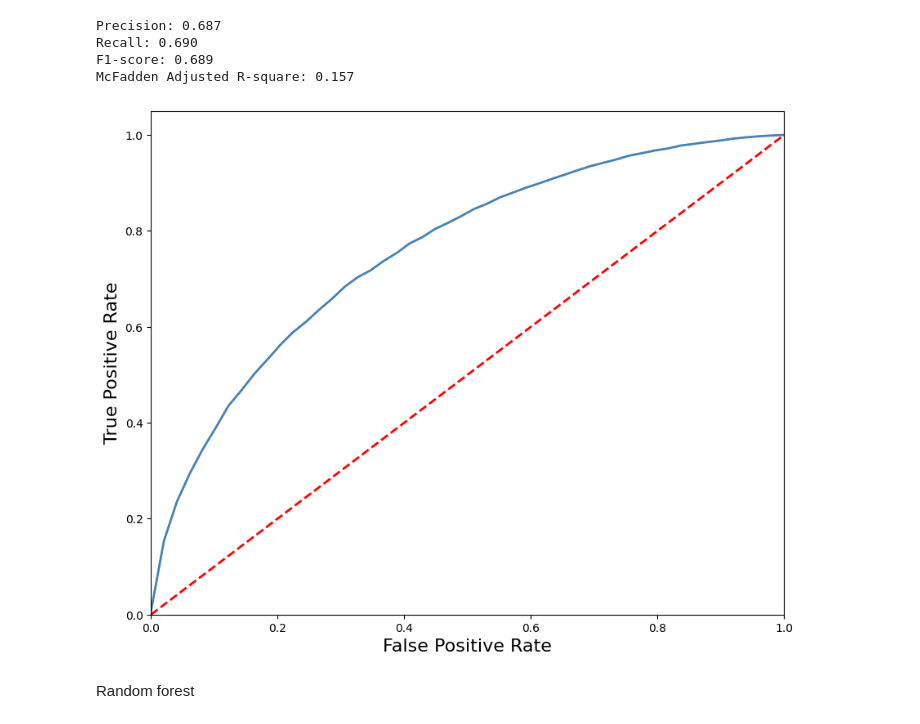
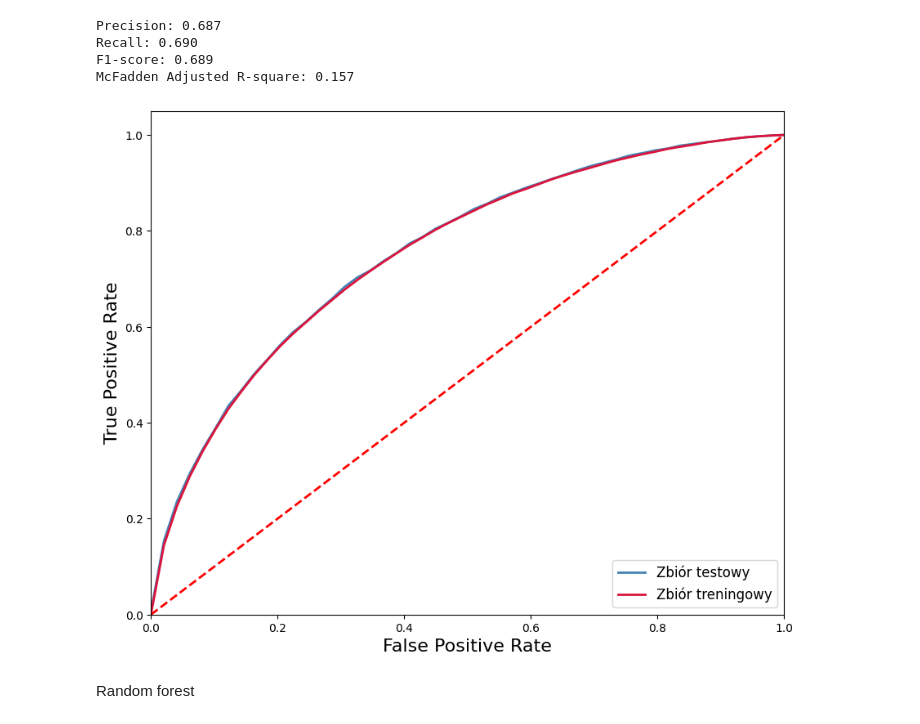
Before and after one commit to JakubWalczak1/tennis_project, a Jupyter notebook: jupyter_notebooks/02_model_development.ipynb, the cells around one changed output. Cells and saved outputs as stored; diff of their text form; code cells hidden in the pictures.

Commit message:
Additional charts

```diff
--- a/jupyter_notebooks/02_model_development.ipynb
+++ b/jupyter_notebooks/02_model_development.ipynb
@@ -698,24 +713,31 @@ McFadden Adjusted R-square: 0.157
 # %%
 from scipy.interpolate import interp1d
 
-# ROC
+# ROC for test and train sets
+
 y_pred_proba = best_log_reg.predict_proba(X_test_log_reg2)[:, 1]
 fpr, tpr, _ = roc_curve(y_test, y_pred_proba)
+y_pred_proba_train = best_log_reg.predict_proba(X_train_log_reg2)[:, 1]
+fpr_train, tpr_train, _ = roc_curve(y_train, y_pred_proba_train)
 
 # Interpolating points to smoothen the curve.
 fpr_new = np.linspace(fpr.min(), fpr.max(), 50)
 tpr_interp = interp1d(fpr, tpr, kind='linear')(fpr_new)
+fpr_new_train = np.linspace(fpr_train.min(), fpr_train.max(), 50)
+tpr_interp_train = interp1d(fpr_train, tpr_train, kind='linear')(fpr_new_train)
 
 plt.figure(figsize=(10, 8))
-plt.plot(fpr_new, tpr_interp, color='steelblue', lw=2)
+plt.plot(fpr_new, tpr_interp, color='steelblue', lw=2, label='Zbiór testowy')
+plt.plot(fpr_new_train, tpr_interp_train, color='crimson', lw=2, label='Zbiór treningowy')
 plt.plot([0, 1], [0, 1], color='red', lw=2, linestyle='--')
 plt.xlim([0.0, 1.0])
 plt.ylim([0.0, 1.05])
 plt.xlabel('False Positive Rate',fontsize=16)
-plt.ylabel('True Positive Rate', fontsize=16)
+plt.ylabel('True Positive Rate',fontsize=16)
+plt.legend(loc="lower right", fontsize=12)
 plt.show()
 # %% [output]
-[figure, old version]
+[figure, new version]
 # %% [markdown]
 Random forest
 # %%
```
Also changed, not shown: parts of 8 cells of this notebook, 1 other file.
